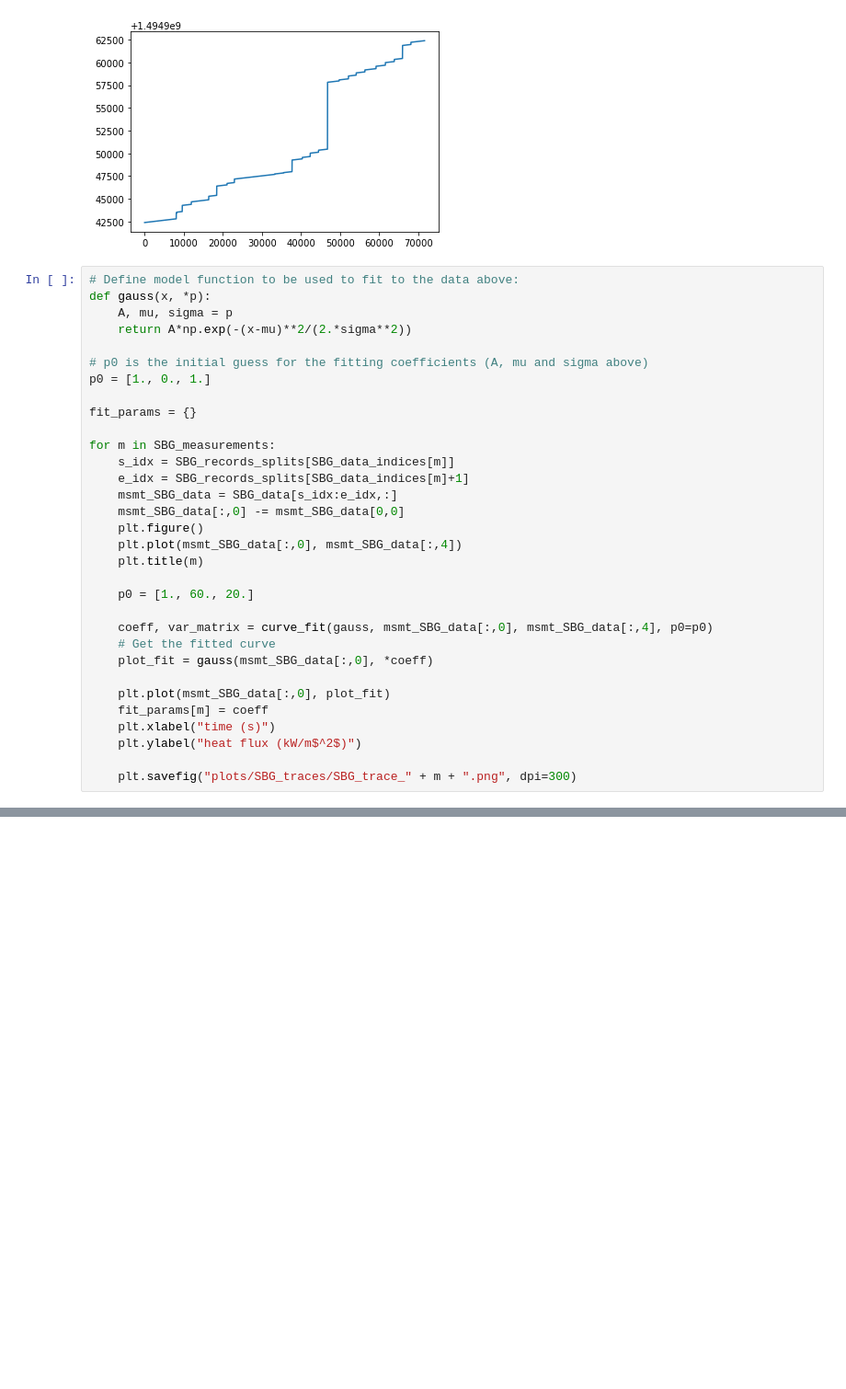
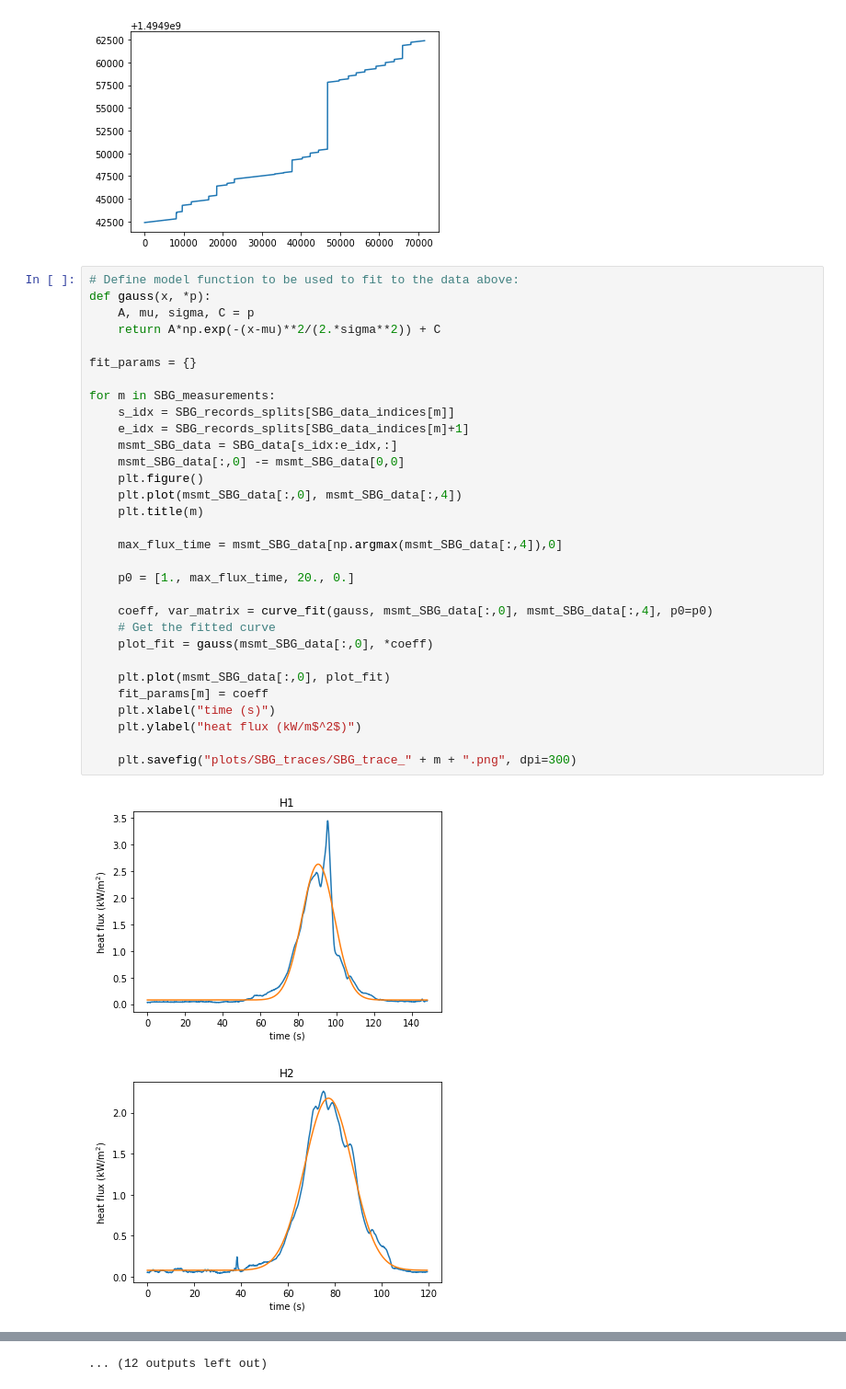
Before and after one commit to cigar-research/cigar-research, a Jupyter notebook: cedar-analysis/SBG_data_analysis.ipynb, the cells around one changed output, grey strips where cells are left out. Shown: that part at 92% size. Saved outputs shown, nothing was run; the diff lists cells and outputs as text; blank space fills up the shorter version.

```diff
--- a/cedar-analysis/SBG_data_analysis.ipynb
+++ b/cedar-analysis/SBG_data_analysis.ipynb
@@ -48,32 +48,34 @@ plt.plot(SBG_data[:,0])
 # %%
 # Define model function to be used to fit to the data above:
 def gauss(x, *p):
-    A, mu, sigma = p
-    return A*np.exp(-(x-mu)**2/(2.*sigma**2))
-
-# p0 is the initial guess for the fitting coefficients (A, mu and sigma above)
-p0 = [1., 0., 1.]
+    A, mu, sigma, C = p
+    return A*np.exp(-(x-mu)**2/(2.*sigma**2)) + C
 
 fit_params = {}
 
 for m in SBG_measurements:
     s_idx = SBG_records_splits[SBG_data_indices[m]]
     e_idx = SBG_records_splits[SBG_data_indices[m]+1]
     msmt_SBG_data = SBG_data[s_idx:e_idx,:]
     msmt_SBG_data[:,0] -= msmt_SBG_data[0,0]
     plt.figure()
     plt.plot(msmt_SBG_data[:,0], msmt_SBG_data[:,4])
     plt.title(m)
 
-    p0 = [1., 60., 20.]
+    max_flux_time = msmt_SBG_data[np.argmax(msmt_SBG_data[:,4]),0]
+
+    p0 = [1., max_flux_time, 20., 0.]
 
     coeff, var_matrix = curve_fit(gauss, msmt_SBG_data[:,0], msmt_SBG_data[:,4], p0=p0)
     # Get the fitted curve
     plot_fit = gauss(msmt_SBG_data[:,0], *coeff)
 
     plt.plot(msmt_SBG_data[:,0], plot_fit)
     fit_params[m] = coeff
     plt.xlabel("time (s)")
     plt.ylabel("heat flux (kW/m$^2$)")
 
     plt.savefig("plots/SBG_traces/SBG_trace_" + m + ".png", dpi=300)
+# %% [output]
+[figure, added]
+[figure, added]
@@ -79,0 +92 @@ for m in SBG_measurements:
+... (12 outputs left out)
```
Also changed, not shown: parts of 3 cells of this notebook, 25 other files.
